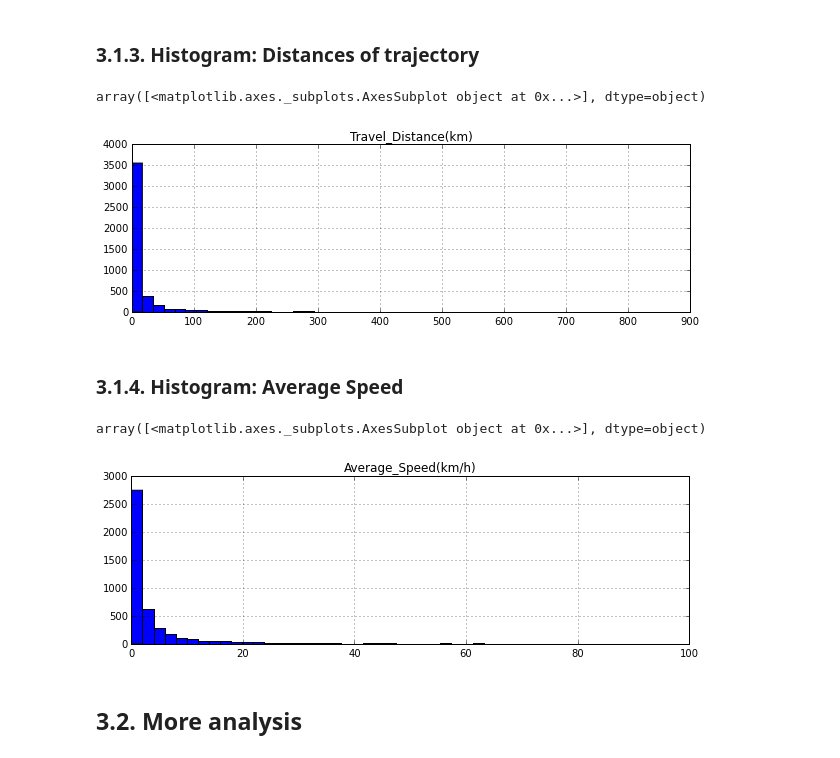
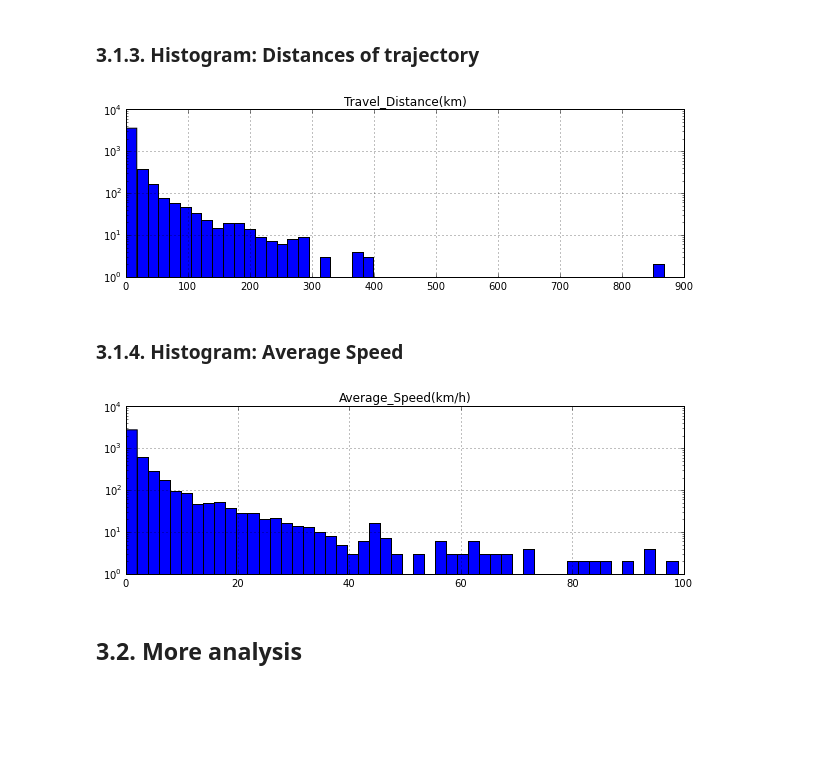
Before and after one commit to dongwookim-ml/flickr-photo, a Jupyter notebook: src/flickr_analysis.ipynb, the cells around one changed output. Saved outputs shown, nothing was run; the diff lists cells and outputs as text; code cells hidden in the pictures; blank space fills up the shorter version.

```diff
--- a/src/flickr_analysis.ipynb
+++ b/src/flickr_analysis.ipynb
@@ -163,17 +163,17 @@ array([<matplotlib.axes._subplots.AxesSubplot object at 0x...>], dtype=object)
 # %%
 ax1 = plt.figure(figsize=[10,3]).add_subplot(111)
 traj_stats.hist(column='Travel_Distance(km)', bins=50, ax=ax1)
+ax1.set_yscale('log')
 # %% [output]
-array([<matplotlib.axes._subplots.AxesSubplot object at 0x...>], dtype=object)
-[figure, old version]
+[figure, new version]
 # %% [markdown]
 ### 3.1.4. Histogram: Average Speed
 # %%
 ax1 = plt.figure(figsize=[10,3]).add_subplot(111)
 traj_stats.hist(column='Average_Speed(km/h)', bins=50, ax=ax1)
+ax1.set_yscale('log')
 # %% [output]
-array([<matplotlib.axes._subplots.AxesSubplot object at 0x...>], dtype=object)
-[figure, old version]
+[figure, new version]
 # %% [markdown]
 ## 3.2. More analysis
 # %% [markdown]
```
Also changed, not shown: parts of 2 cells of this notebook, 2 other files.
